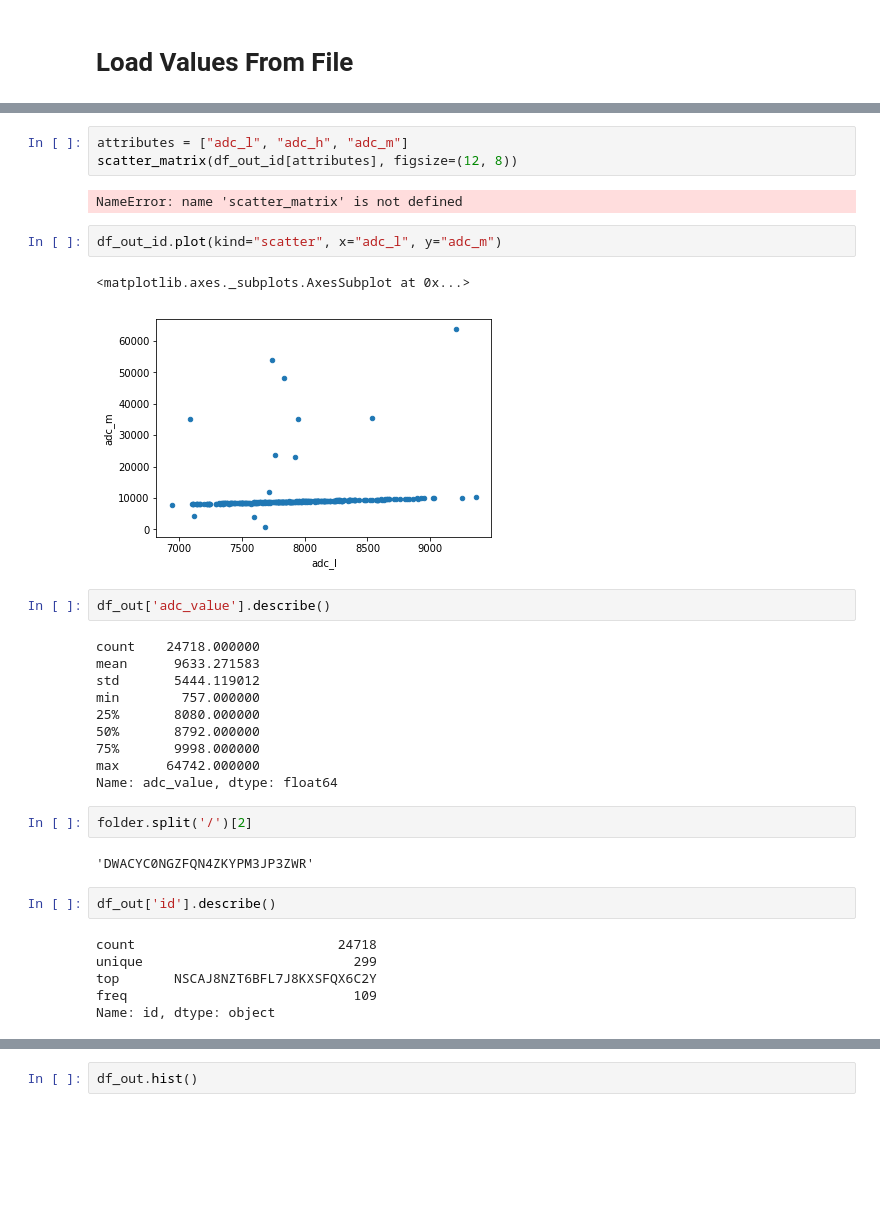
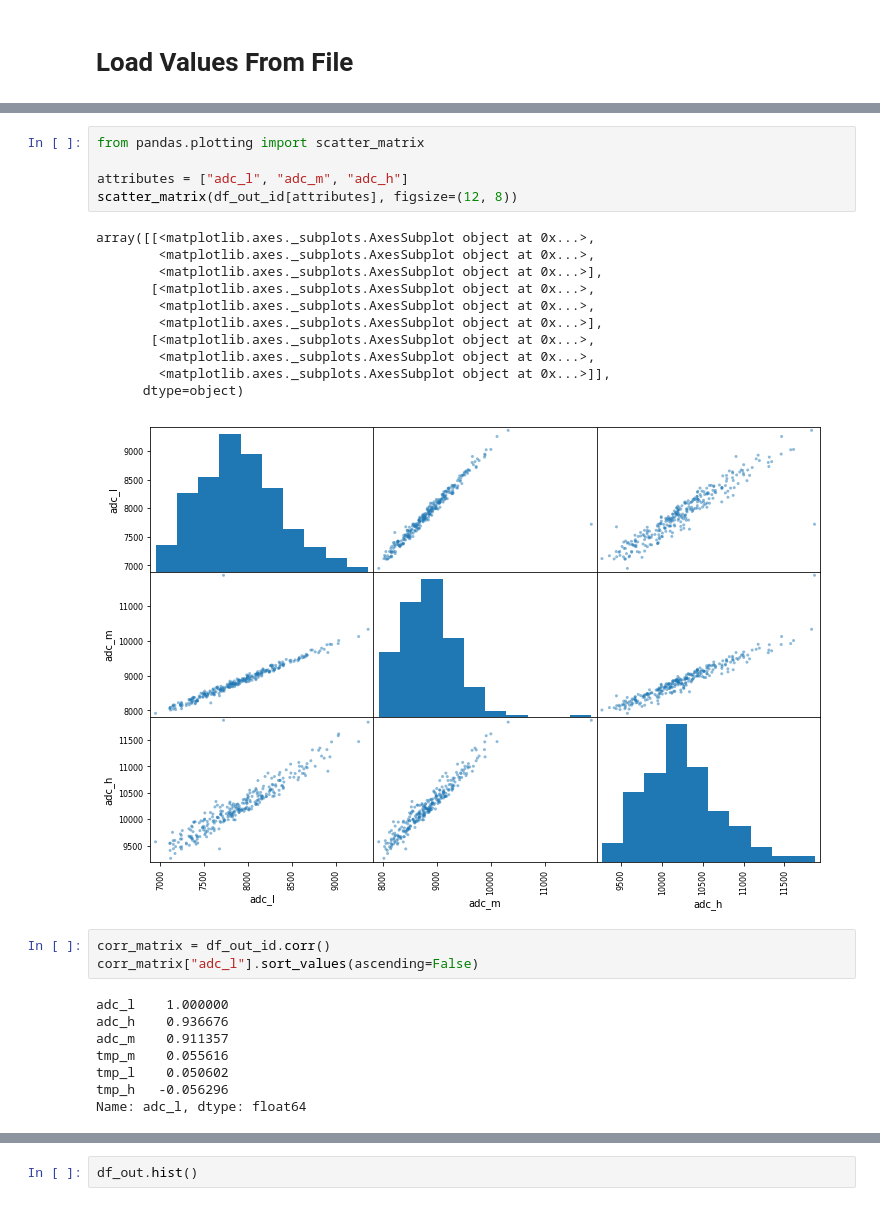
Before and after one commit to chamodw/ir-calibration, a Jupyter notebook: ml/DataVisualitzation.ipynb, the cells around one changed output, grey strips where cells are left out. Saved outputs shown, nothing was run; the diff lists cells and outputs as text; blank space fills up the shorter version.

```diff
--- a/ml/DataVisualitzation.ipynb
+++ b/ml/DataVisualitzation.ipynb
@@ -111,34 +121,28 @@ array([[<matplotlib.axes._subplots.AxesSubplot object at 0x...>,
 # %%
-attributes = ["adc_l", "adc_h", "adc_m"]
+from pandas.plotting import scatter_matrix
+
+attributes = ["adc_l", "adc_m", "adc_h"]
 scatter_matrix(df_out_id[attributes], figsize=(12, 8))
 # %% [output]
-NameError: name 'scatter_matrix' is not defined
+array([[<matplotlib.axes._subplots.AxesSubplot object at 0x...>,
+        <matplotlib.axes._subplots.AxesSubplot object at 0x...>,
+        <matplotlib.axes._subplots.AxesSubplot object at 0x...>],
+       [<matplotlib.axes._subplots.AxesSubplot object at 0x...>,
+        <matplotlib.axes._subplots.AxesSubplot object at 0x...>,
+        <matplotlib.axes._subplots.AxesSubplot object at 0x...>],
+       [<matplotlib.axes._subplots.AxesSubplot object at 0x...>,
+        <matplotlib.axes._subplots.AxesSubplot object at 0x...>,
+        <matplotlib.axes._subplots.AxesSubplot object at 0x...>]],
+      dtype=object)
+[figure, added]
-# %%
-df_out_id.plot(kind="scatter", x="adc_l", y="adc_m")
-# %% [output]
-<matplotlib.axes._subplots.AxesSubplot at 0x...>
-[figure, removed]
-# %%
-df_out['adc_value'].describe()
-# %% [output]
-count    24718.000000
-mean      9633.271583
-std       5444.119012
-min        757.000000
-25%       8080.000000
-50%       8792.000000
-75%       9998.000000
-max      64742.000000
-Name: adc_value, dtype: float64
-# %%
-folder.split('/')[2]
-# %% [output]
-'DWACYC0NGZFQN4ZKYPM3JP3ZWR'
-# %%
-df_out['id'].describe()
-# %% [output]
-count                          24718
-unique                           299
-top       NSCAJ8NZT6BFL7J8KXSFQX6C2Y
-freq                             109
-Name: id, dtype: object
+# %%
+corr_matrix = df_out_id.corr()
+corr_matrix["adc_l"].sort_values(ascending=False)
+# %% [output]
+adc_l    1.000000
+adc_h    0.936676
+adc_m    0.911357
+tmp_m    0.055616
+tmp_l    0.050602
+tmp_h   -0.056296
+Name: adc_l, dtype: float64
```
Also changed, not shown: parts of 6 cells of this notebook.
